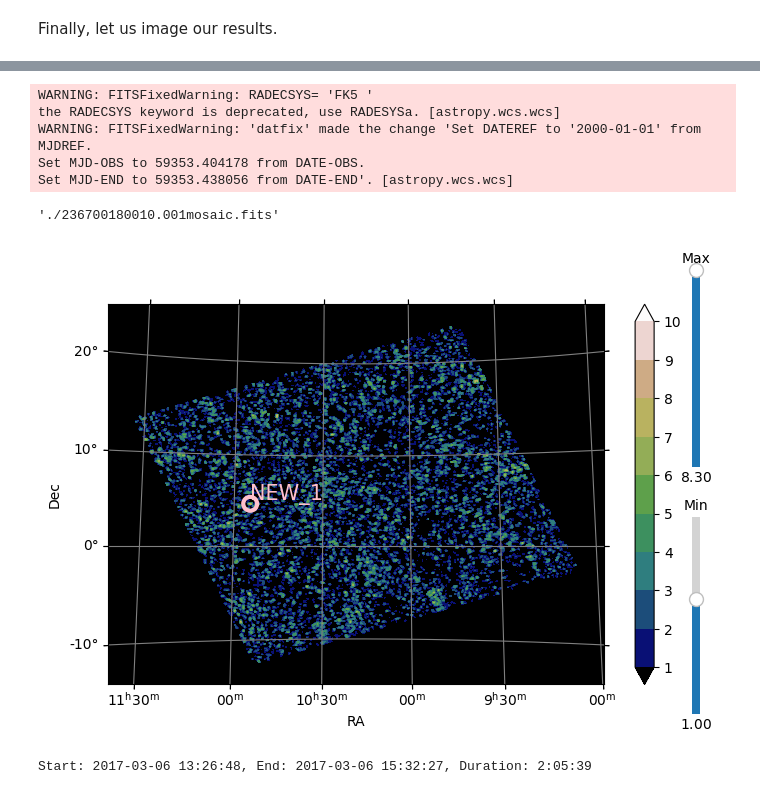
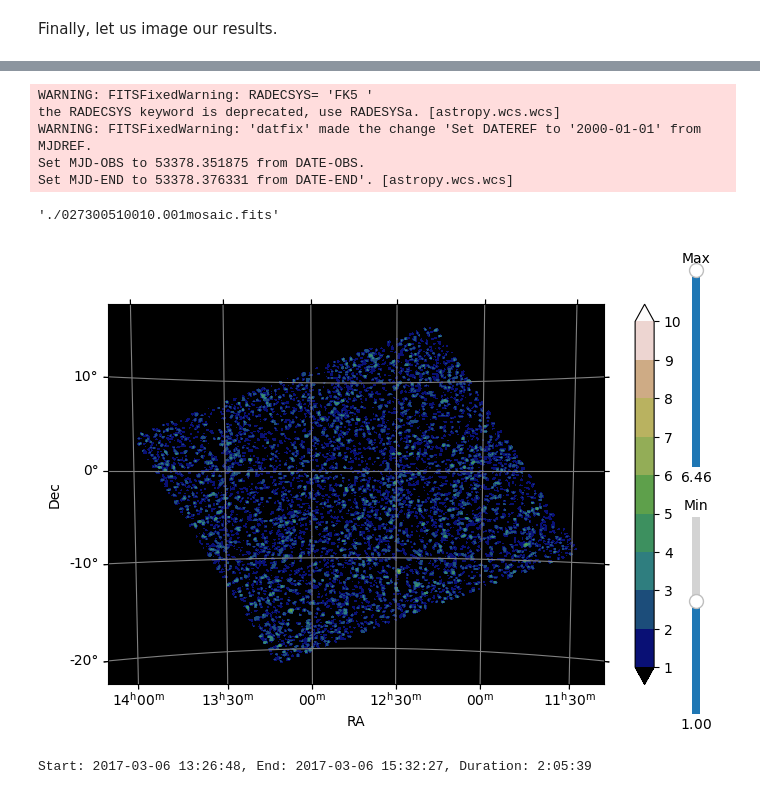
Before and after one commit to interstellxr/jupiter-xray-analysis, a Jupyter notebook: jupiterquery.ipynb, the cells around one changed output, grey strips where cells are left out. Saved outputs shown, nothing was run; the diff lists cells and outputs as text; code cells hidden in the pictures.

Commit message:
Image with Jupiter in the field of view. The ScW was obtained through the online platform.

```diff
--- a/jupiterquery.ipynb
+++ b/jupiterquery.ipynb
@@ -338,13 +280,13 @@ None
 # %%
 im=OdaImage(data_collection)
 _ = im.show()
-im.write_fits('236700180010.001')
+im.write_fits('027300510010.001')
 # %% [output]
 WARNING: FITSFixedWarning: RADECSYS= 'FK5 '
 the RADECSYS keyword is deprecated, use RADESYSa. [astropy.wcs.wcs]
 WARNING: FITSFixedWarning: 'datfix' made the change 'Set DATEREF to '2000-01-01' from MJDREF.
-Set MJD-OBS to 59353.404178 from DATE-OBS.
-Set MJD-END to 59353.438056 from DATE-END'. [astropy.wcs.wcs]
+Set MJD-OBS to 53378.351875 from DATE-OBS.
+Set MJD-END to 53378.376331 from DATE-END'. [astropy.wcs.wcs]
-'./236700180010.001mosaic.fits'
+'./027300510010.001mosaic.fits'
-[figure, old version]
+[figure, new version]
 # %%
```
Also changed, not shown: parts of 12 cells of this notebook, 1 other file.
